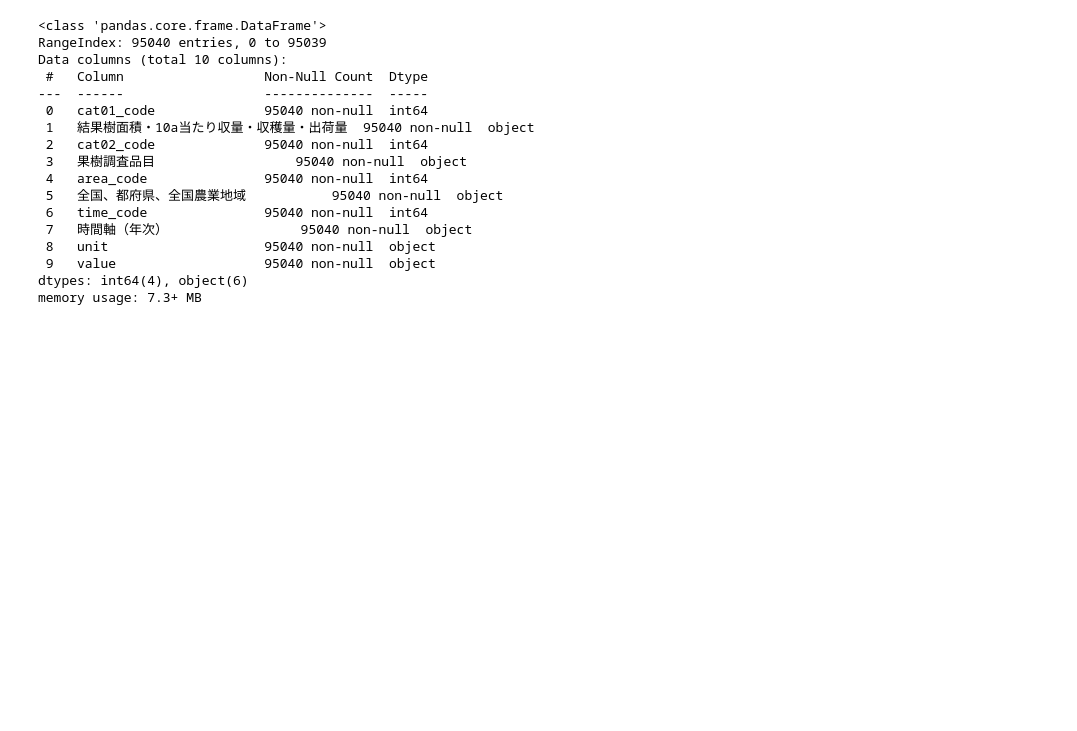
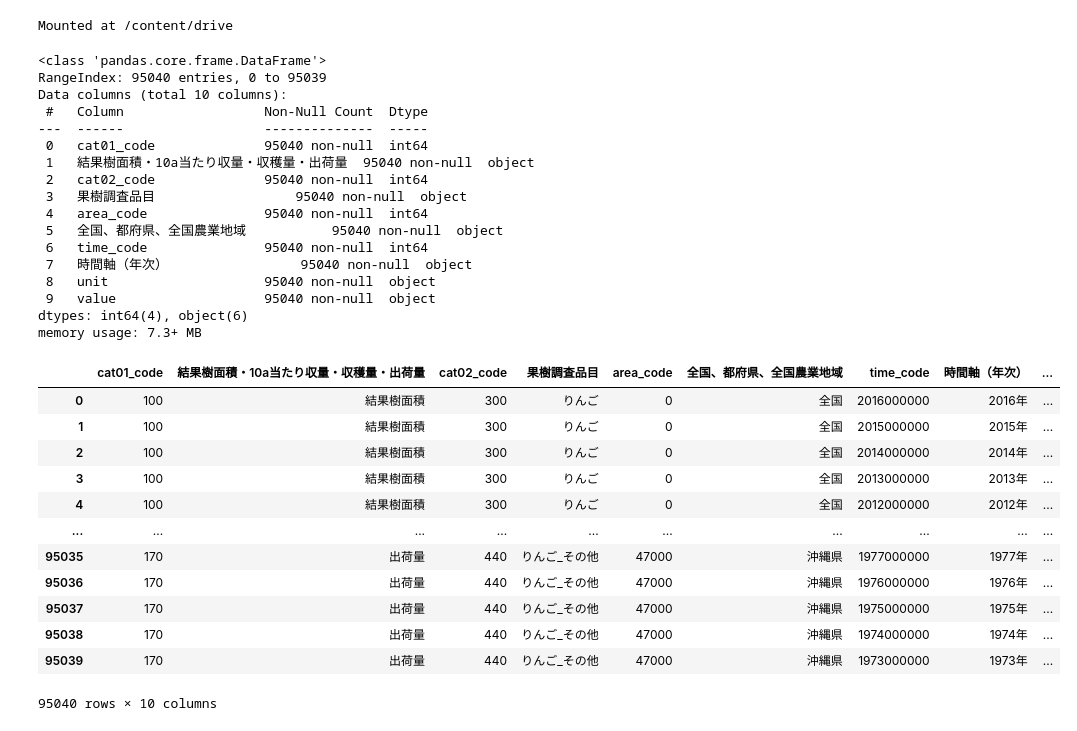
Before and after one commit to umedadada/nikkei_software_202407, a Jupyter notebook: 2024_nikkei_02.ipynb, the cells around one changed output. Cells and saved outputs as stored; diff of their text form; code cells hidden in the pictures; blank space fills up the shorter version.

Commit message:
Colab を使用して作成されました

```diff
--- a/2024_nikkei_02.ipynb
+++ b/2024_nikkei_02.ipynb
@@ -1,33 +1,51 @@
 # %% [markdown]
 <a href="https://colab.research.google.com/github/umedadada/nikkei_software_202407/blob/master/2024_nikkei_02.ipynb" target="_parent"><img src="https://colab.research.google.com/assets/colab-badge.svg" alt="Open In Colab"/></a>
+# %%
+from google.colab import drive
+drive.mount('/content/drive')
+# %% [output]
+Mounted at /content/drive
 # %%
 # ライブラリの読み込み
 import pandas as pd #データを取り扱うためのライブラリ
 import plotly.express as px #データを可視化するためのライブラリ
 # %%
 # データの読み込み
-raw_df=pd.read_csv('./FEH_00500215_240423175115.csv',encoding="shift-jis")
+raw_df=pd.read_csv('/content/drive/MyDrive/Colab Notebooks/FEH_00500215_240423175115.csv',encoding="shift-jis")
 # データのカラム確認
 raw_df.info()
 # データの表示
 raw_df
 # %% [output]
 <class 'pandas.core.frame.DataFrame'>
 RangeIndex: 95040 entries, 0 to 95039
 Data columns (total 10 columns):
  #   Column                  Non-Null Count  Dtype
 ---  ------                  --------------  -----
  0   cat01_code              95040 non-null  int64
  1   結果樹面積・10a当たり収量・収穫量・出荷量  95040 non-null  object
  2   cat02_code              95040 non-null  int64
  3   果樹調査品目                  95040 non-null  object
  4   area_code               95040 non-null  int64
  5   全国、都府県、全国農業地域           95040 non-null  object
  6   time_code               95040 non-null  int64
  7   時間軸（年次）                 95040 non-null  object
  8   unit                    95040 non-null  object
  9   value                   95040 non-null  object
 dtypes: int64(4), object(6)
 memory usage: 7.3+ MB
+|  | cat01_code | 結果樹面積・10a当たり収量・収穫量・出荷量 | cat02_code | 果樹調査品目 | area_code | 全国、都府県、全国農業地域 | time_code | 時間軸（年次） | ... |
+| 0 | 100 | 結果樹面積 | 300 | りんご | 0 | 全国 | 2016000000 | 2016年 | ... |
+| 1 | 100 | 結果樹面積 | 300 | りんご | 0 | 全国 | 2015000000 | 2015年 | ... |
+| 2 | 100 | 結果樹面積 | 300 | りんご | 0 | 全国 | 2014000000 | 2014年 | ... |
+| 3 | 100 | 結果樹面積 | 300 | りんご | 0 | 全国 | 2013000000 | 2013年 | ... |
+| 4 | 100 | 結果樹面積 | 300 | りんご | 0 | 全国 | 2012000000 | 2012年 | ... |
+| ... | ... | ... | ... | ... | ... | ... | ... | ... | ... |
+| 95035 | 170 | 出荷量 | 440 | りんご_その他 | 47000 | 沖縄県 | 1977000000 | 1977年 | ... |
+| 95036 | 170 | 出荷量 | 440 | りんご_その他 | 47000 | 沖縄県 | 1976000000 | 1976年 | ... |
+| 95037 | 170 | 出荷量 | 440 | りんご_その他 | 47000 | 沖縄県 | 1975000000 | 1975年 | ... |
+| 95038 | 170 | 出荷量 | 440 | りんご_その他 | 47000 | 沖縄県 | 1974000000 | 1974年 | ... |
+| 95039 | 170 | 出荷量 | 440 | りんご_その他 | 47000 | 沖縄県 | 1973000000 | 1973年 | ... |
+95040 rows × 10 columns
 # %%
 # データの前処理
```
Also changed, not shown: parts of 18 cells of this notebook.
